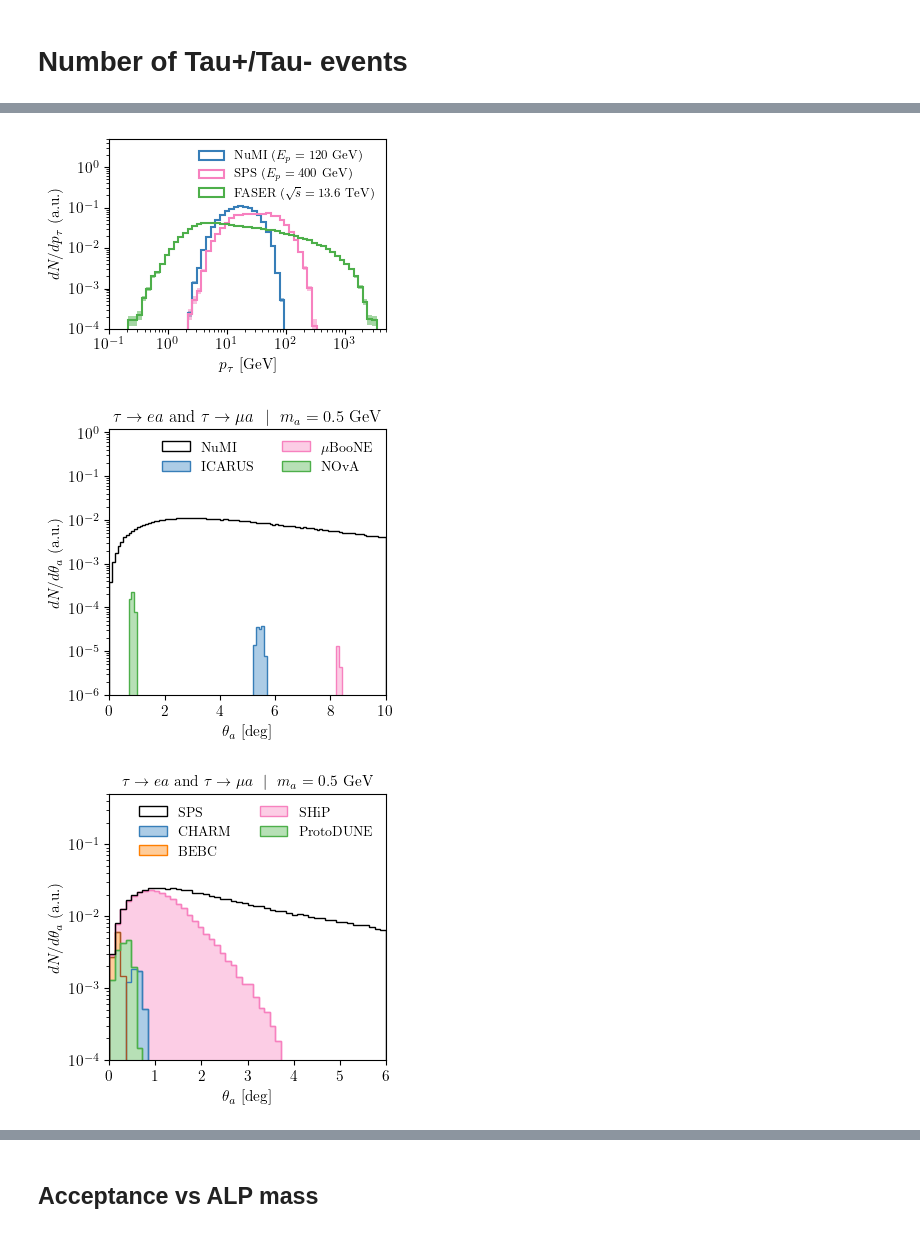
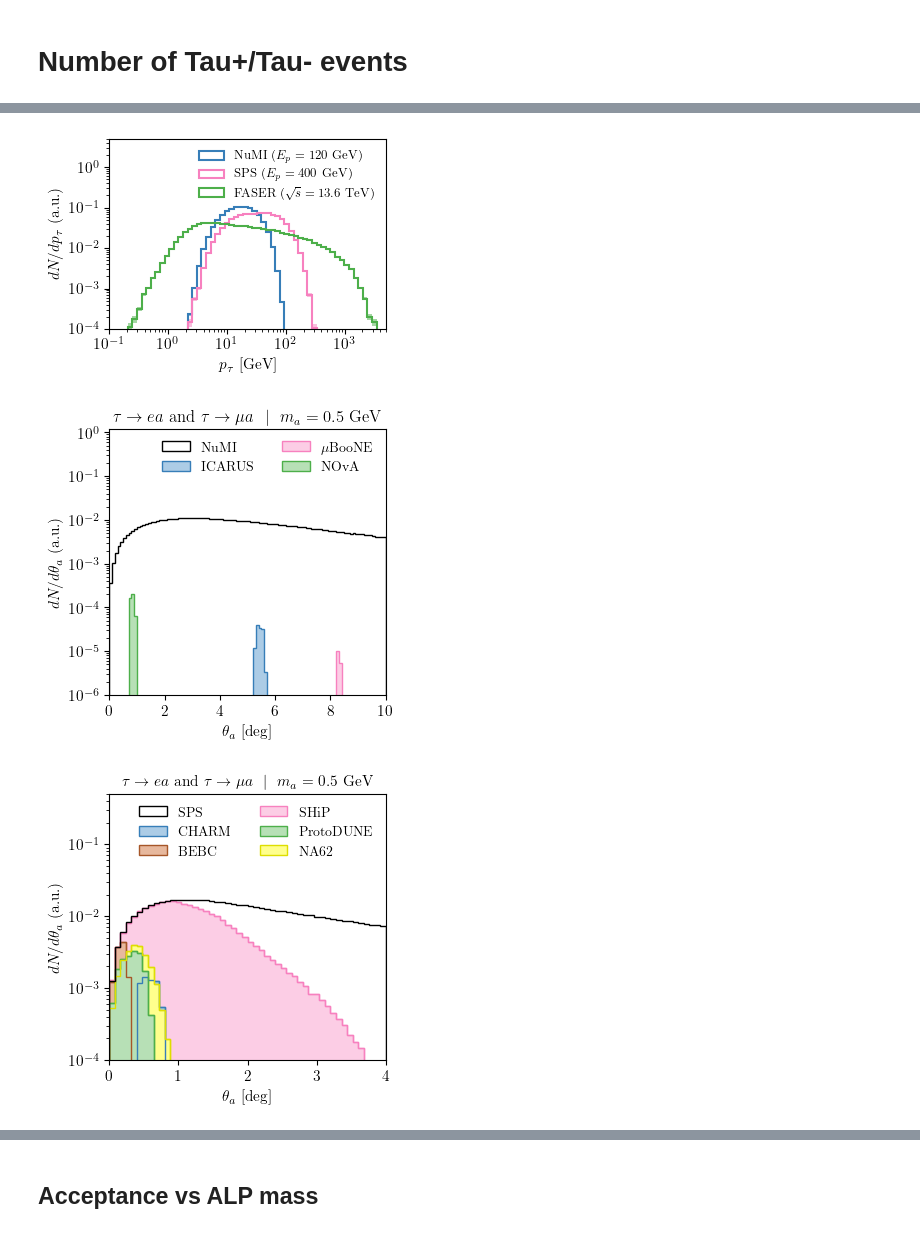
Before and after one commit to mhostert/tauALP, a Jupyter notebook: kinematical_distributions.ipynb, the cells around one changed output, grey strips where cells are left out. Drawn from its saved outputs; the diff is of its cells as text; code cells hidden in the pictures.

```diff
--- a/kinematical_distributions.ipynb
+++ b/kinematical_distributions.ipynb
@@ -21,9 +24,9 @@ alp = models.ALP(0.5, 1e7)
 # SPS_files  = ['pythia8_cluster/pythia8_events_pT10GeV/soft_SPS_400GeV_pT10GeV', 'pythia8_cluster/pythia8_events_pT10GeV_neutrons/soft_SPS_400GeV_pT10GeV']
 # LHC_files  = ['pythia8_cluster/pythia8_events_pT10GeV/soft_LHC_13.6TeV_pT13.6TeV', 'pythia8_cluster/pythia8_events_pT10GeV_neutrons/soft_LHC_13.6TeV_pT13.6TeV']
 
-NUMI_files = ['pythia8_events/soft_NuMI_120GeV_pt1TeV','pythia8_events/soft_NuMI_120GeV_pt1TeV_v2','pythia8_events/soft_NuMI_120GeV_pt1TeV_v3','pythia8_events/soft_SPS_120GeV_pt1TeV']
-SPS_files  = ['pythia8_events/soft_SPS_400GeV_pt1TeV','pythia8_events/soft_SPS_400GeV_pt1TeV_v2','pythia8_events/soft_SPS_400GeV_pt1TeV_v3']
-LHC_files  = ['pythia8_events/soft_test_LHC13.6TeV_pt1TeV_weighted']
+NUMI_files = ['pythia8_events/soft_120_GeV','pythia8_events/soft_120_GeV_3e3','pythia8_events/soft_NuMI_120GeV_pt1TeV','pythia8_events/soft_NuMI_120GeV_pt1TeV_nopThatmin']
+SPS_files  = ['pythia8_events/soft_400_GeV','pythia8_events/soft_SPS_400GeV_pt1TeV','pythia8_events/soft_SPS_400GeV_pt1TeV_v2','pythia8_events/soft_SPS_400GeV_pt1TeV_v3']
+LHC_files  = ['pythia8_events/soft_13.6_TeV','pythia8_events/soft_test_LHC13.6TeV_pt1TeV_weighted']
 
 
 ### Creating the experimental classes
@@ -31,6 +34,7 @@ ICARUS      = exp.Experiment(NUMI_files, exp_dic=EXPERIMENTS['ICARUS'], alp=alp,
 MICROBOONE  = exp.Experiment(NUMI_files, exp_dic=EXPERIMENTS['MicroBooNE'], alp=alp, duplicate_taus=1, savemem=False)
 NOVA        = exp.Experiment(NUMI_files, exp_dic=EXPERIMENTS['NoVA'], alp=alp, duplicate_taus=1, savemem=False)
 DUNE        = exp.Experiment(NUMI_files, exp_dic=EXPERIMENTS['DUNE'], alp=alp, savemem=False)
+NA62 = exp.Experiment(SPS_files, exp_dic=EXPERIMENTS['NA62'], alp=alp, savemem=False)
 CHARM = exp.Experiment(SPS_files, exp_dic=EXPERIMENTS['CHARM'], alp=alp, savemem=False)
 BEBC  = exp.Experiment(SPS_files, exp_dic=EXPERIMENTS['BEBC'], alp=alp, savemem=False)
 SHIP  = exp.Experiment(SPS_files, exp_dic=EXPERIMENTS['SHiP'], alp=alp, savemem=False)
@@ -291,7 +303,7 @@ ax.set_ylim(1e-4, 5)
 ax.legend(loc='upper right', fontsize=9, ncol=1)
 fig.savefig('plots/tau_energy_spectrum.pdf', bbox_inches='tight')
 # %% [output]
-[figure, old version]
+[figure, new version]
 # %%
 fig,ax = pt.std_fig(figsize=(3.5,3.5))
 
@@ -340,46 +352,51 @@ ax.legend(loc='upper right', fontsize=10, ncol=2)
 ax.set_title(fr'$\tau \to e a$ and $\tau \to \mu a$ $\,\,\vert\,\,$ $m_a = {alp.m_a}$ GeV', fontsize=12)
 fig.savefig('plots/NuMI_alp_angular_spectrum.pdf', bbox_inches='tight')
 # %% [output]
-[figure, old version]
+[figure, new version]
 # %%
 fig,ax = pt.std_fig(figsize=(3.5,3.5))
 
 alp = models.ALP(0.5, 1e8)
 xunits = 180 / np.pi
-b = np.linspace(0, 6, 51)
+b = np.linspace(0, 4, 51)
 
 p4, w = CHARM.get_alp_events(alp=alp)
 WNORM = np.sum(w)
 ax.hist(Cfv.get_theta_3vec(p4)*xunits, bins=b, weights=w/WNORM, label='SPS', histtype='stepfilled', edgecolor='black', facecolor='None', linestyle='-', density=False, zorder=1.9)
 
 p4, w = CHARM.get_alps_in_acceptance(generate_events=False, alp=alp)
 ax.hist(Cfv.get_theta_3vec(p4)*xunits, bins=b, weights=w/WNORM, label='CHARM', histtype='stepfilled', edgecolor=pt.CB_color_cycle[0], facecolor=pt.lighten_color(pt.CB_color_cycle[0], 0.4), linestyle='-', density=False, zorder=1.3)
 ax.hist(Cfv.get_theta_3vec(p4)*xunits, bins=b, weights=w/WNORM, histtype='step', edgecolor=pt.CB_color_cycle[0], facecolor='None', linestyle='-', density=False, zorder=1.8)
 
 p4, w = BEBC.get_alps_in_acceptance(generate_events=True, alp=alp)
-ax.hist(Cfv.get_theta_3vec(p4)*xunits, bins=b, weights=w/WNORM, label='BEBC', histtype='stepfilled', edgecolor=pt.CB_color_cycle[4], facecolor=pt.lighten_color(pt.CB_color_cycle[4], 0.4), linestyle='-', density=False, zorder=1.3)
+ax.hist(Cfv.get_theta_3vec(p4)*xunits, bins=b, weights=w/WNORM, label='BEBC', histtype='stepfilled', edgecolor=pt.CB_color_cycle[5], facecolor=pt.lighten_color(pt.CB_color_cycle[5], 0.4), linestyle='-', density=False, zorder=1.3)
 ax.hist(Cfv.get_theta_3vec(p4)*xunits, bins=b, weights=w/WNORM, histtype='step', edgecolor=pt.CB_color_cycle[5], facecolor='None', linestyle='-', density=False, zorder=1.8)
 
 p4, w = SHIP.get_alps_in_acceptance(generate_events=True, alp=alp)
 ax.hist(Cfv.get_theta_3vec(p4)*xunits, bins=b, weights=w/WNORM, label=r'SHiP', histtype='stepfilled', edgecolor=pt.CB_color_cycle[1], facecolor=pt.lighten_color(pt.CB_color_cycle[1], 0.4), linestyle='-', density=False, zorder=1.2)
 ax.hist(Cfv.get_theta_3vec(p4)*xunits, bins=b, weights=w/WNORM, histtype='step', edgecolor=pt.CB_color_cycle[1], facecolor='None', linestyle='-', density=False, zorder=1.8)
 
 p4, w = PROTODUNE_NP02.get_alps_in_acceptance(generate_events=True, alp=alp)
 ax.hist(Cfv.get_theta_3vec(p4)*xunits, bins=b, weights=w/WNORM, label=r'ProtoDUNE', histtype='stepfilled', edgecolor=pt.CB_color_cycle[2], facecolor=pt.lighten_color(pt.CB_color_cycle[2], 0.4), linestyle='-', density=False, zorder=1.4)
 ax.hist(Cfv.get_theta_3vec(p4)*xunits, bins=b, weights=w/WNORM, histtype='step', edgecolor=pt.CB_color_cycle[2], facecolor='None', linestyle='-', density=False, zorder=1.8)
+
+
+p4, w = NA62.get_alps_in_acceptance(generate_events=True, alp=alp)
+ax.hist(Cfv.get_theta_3vec(p4)*xunits, bins=b, weights=w/WNORM, label=r'NA62', histtype='stepfilled', edgecolor=pt.CB_color_cycle[-1], facecolor=pt.lighten_color(pt.CB_color_cycle[-1], 0.4), linestyle='-', density=False, zorder=1.3)
+ax.hist(Cfv.get_theta_3vec(p4)*xunits, bins=b, weights=w/WNORM, histtype='step', edgecolor=pt.CB_color_cycle[-1], facecolor='None', linestyle='-', density=False, zorder=1.8)
 
 ax.set_yscale('log')
 # ax.set_xscale('log')
 ax.set_xlabel(r'$\theta_{a}$ [deg]')
 ax.set_ylabel(r'$dN/d \theta_a$ (a.u.)')
 ax.set_xlim(0,b.max())
 ax.set_ylim(1e-4, 0.5)
 ax.set_yticks(np.geomspace(1e-4, 0.1, 4))
 ax.legend(loc='upper right', fontsize=10, ncol=2)
 ax.set_title(fr'$\tau \to e a$ and $\tau \to \mu a$ $\,\,\vert\,\,$ $m_a = {alp.m_a}$ GeV', fontsize=11)
 fig.savefig('plots/SPS_alp_angular_spectrum.pdf', bbox_inches='tight')
 # %% [output]
-[figure, old version]
+[figure, new version]
 # %%
 fig,ax = pt.std_fig(figsize=(3.5,3.5))
 
```
Also changed, not shown: parts of 18 cells of this notebook, 45 other files.
